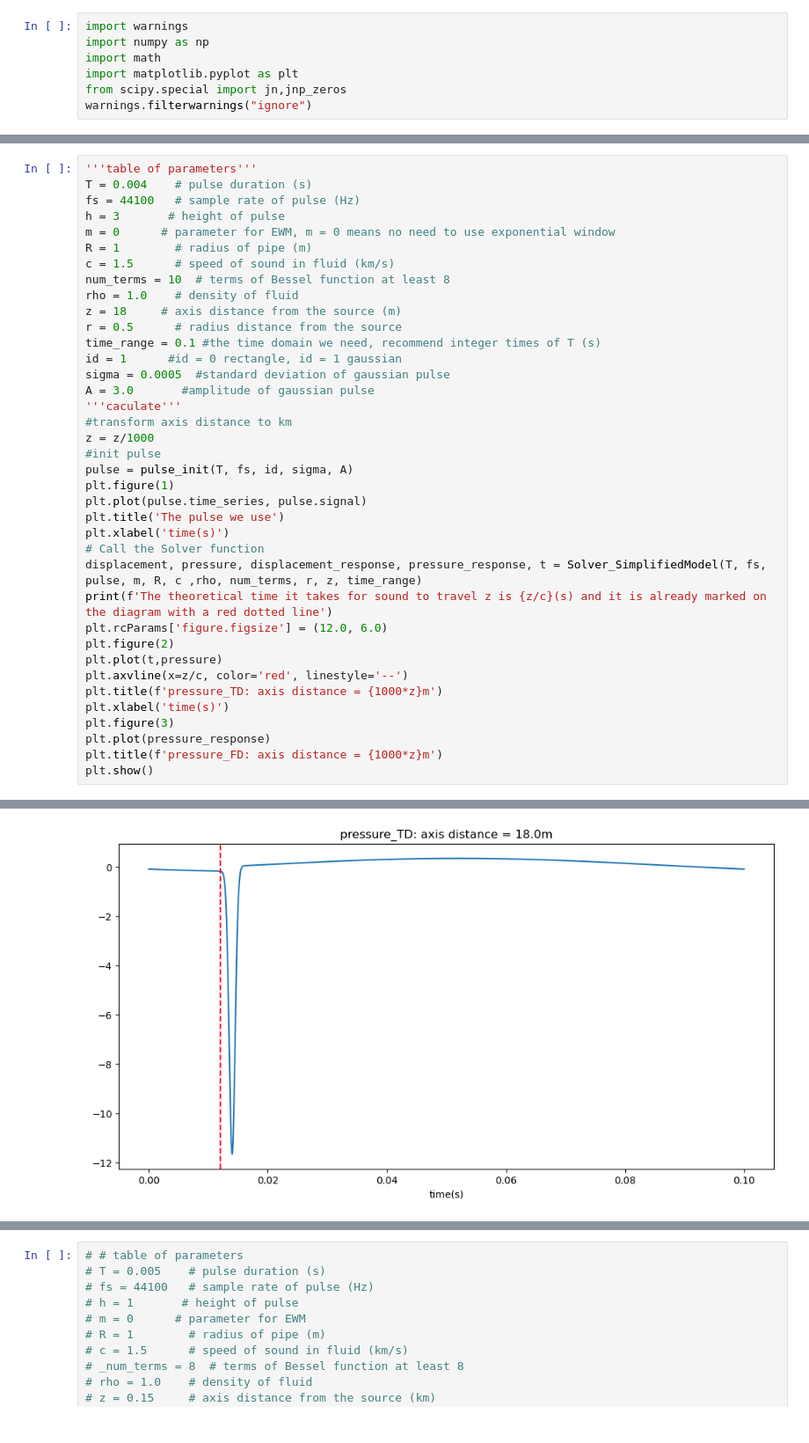
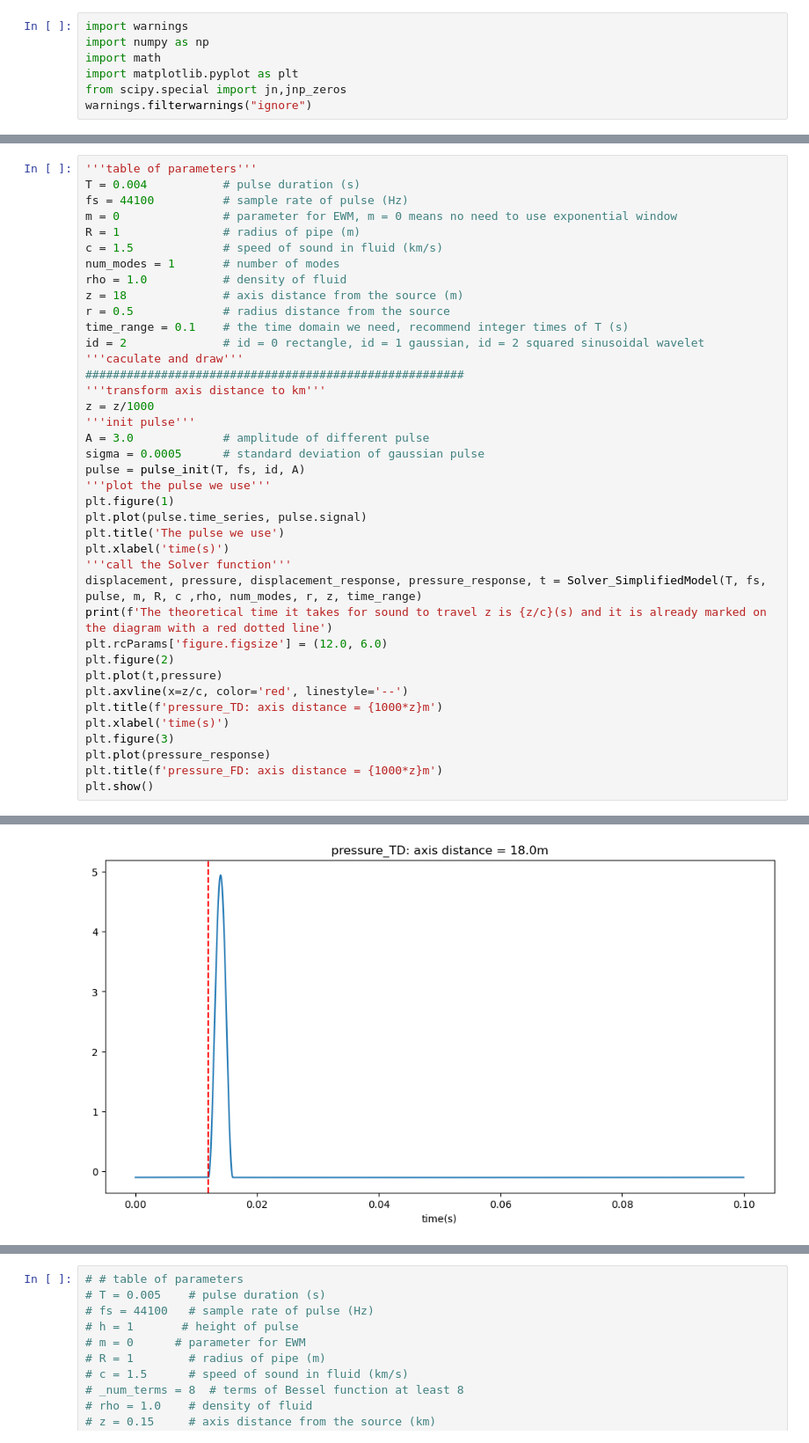
Before and after one commit to LiRayX/AcousticalWaveModels, a Jupyter notebook: acoustic_wave_models.ipynb, the cells around one changed output, grey strips where cells are left out. Shown: that part at 88% size. Drawn from its saved outputs; the diff is of its cells as text.

Commit message:
add squared sinusodial wavelet

```diff
--- a/acoustic_wave_models.ipynb
+++ b/acoustic_wave_models.ipynb
@@ -173,31 +180,32 @@ def Solver_SimplifiedModel(T, fs, pulse, m, R, c ,rho, _num_terms, r, z, time_ra
     return displacement, pressure, displacement_response, pressure_response, time_series
 # %%
 '''table of parameters'''
-T = 0.004    # pulse duration (s)
-fs = 44100   # sample rate of pulse (Hz)
-h = 3       # height of pulse
-m = 0      # parameter for EWM, m = 0 means no need to use exponential window
-R = 1        # radius of pipe (m)
-c = 1.5      # speed of sound in fluid (km/s)
-num_terms = 10  # terms of Bessel function at least 8
-rho = 1.0    # density of fluid
-z = 18     # axis distance from the source (m)
-r = 0.5      # radius distance from the source
-time_range = 0.1 #the time domain we need, recommend integer times of T (s)
-id = 1      #id = 0 rectangle, id = 1 gaussian
-sigma = 0.0005  #standard deviation of gaussian pulse
-A = 3.0       #amplitude of gaussian pulse
-'''caculate'''
-#transform axis distance to km
+T = 0.004           # pulse duration (s)
+fs = 44100          # sample rate of pulse (Hz)
+m = 0               # parameter for EWM, m = 0 means no need to use exponential window
+R = 1               # radius of pipe (m)
+c = 1.5             # speed of sound in fluid (km/s)
+num_modes = 1       # number of modes
+rho = 1.0           # density of fluid
+z = 18              # axis distance from the source (m)
+r = 0.5             # radius distance from the source
+time_range = 0.1    # the time domain we need, recommend integer times of T (s)
+id = 2              # id = 0 rectangle, id = 1 gaussian, id = 2 squared sinusoidal wavelet
+'''caculate and draw'''
+#######################################################
+'''transform axis distance to km'''
 z = z/1000
-#init pulse
-pulse = pulse_init(T, fs, id, sigma, A)
+'''init pulse'''
+A = 3.0             # amplitude of different pulse
+sigma = 0.0005      # standard deviation of gaussian pulse
+pulse = pulse_init(T, fs, id, A)
+'''plot the pulse we use'''
 plt.figure(1)
 plt.plot(pulse.time_series, pulse.signal)
 plt.title('The pulse we use')
 plt.xlabel('time(s)')
-# Call the Solver function
-displacement, pressure, displacement_response, pressure_response, t = Solver_SimplifiedModel(T, fs, pulse, m, R, c ,rho, num_terms, r, z, time_range)
+'''call the Solver function'''
+displacement, pressure, displacement_response, pressure_response, t = Solver_SimplifiedModel(T, fs, pulse, m, R, c ,rho, num_modes, r, z, time_range)
 print(f'The theoretical time it takes for sound to travel z is {z/c}(s) and it is already marked on the diagram with a red dotted line')
 plt.rcParams['figure.figsize'] = (12.0, 6.0)
 plt.figure(2)
@@ -215 +223 @@ The theoretical time it takes for sound to travel z is 0.011999999999999999(s) a
-[figure, old version]
+[figure, new version]
```
Also changed, not shown: parts of 2 cells of this notebook.
